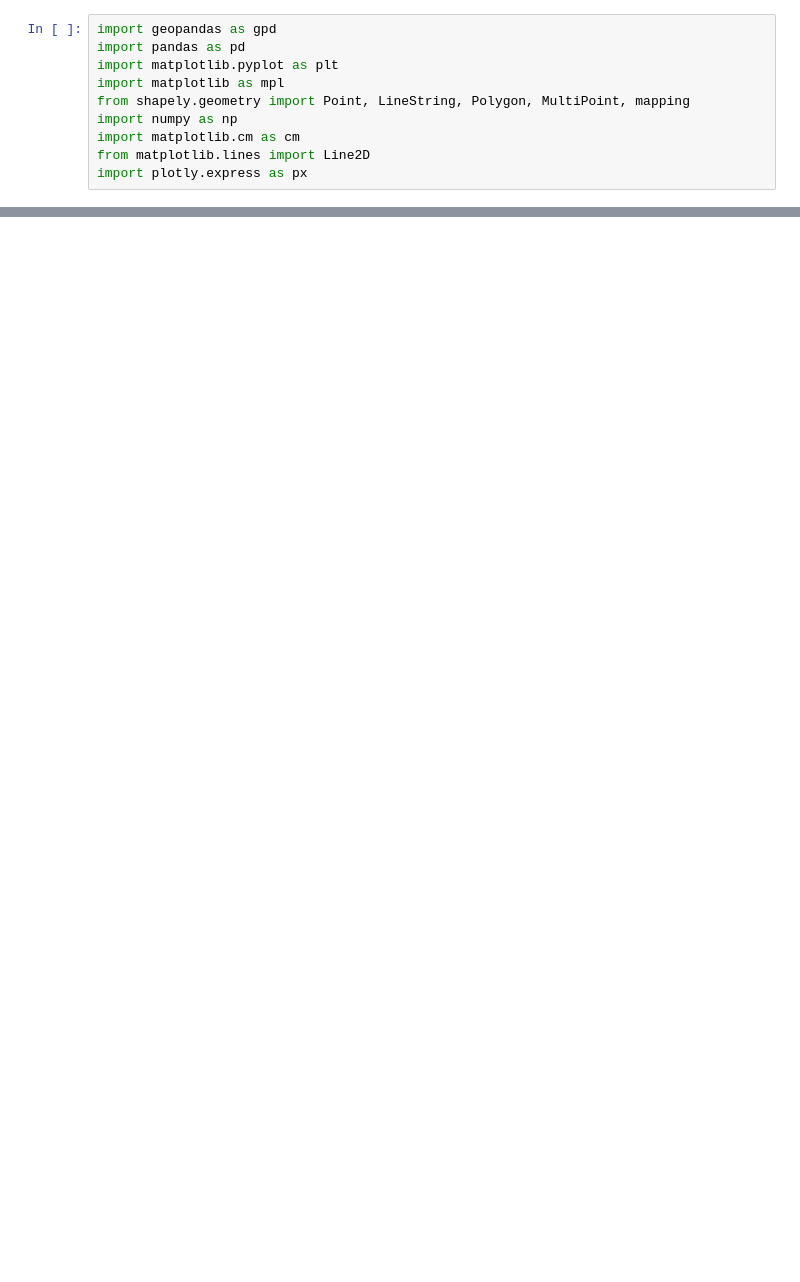
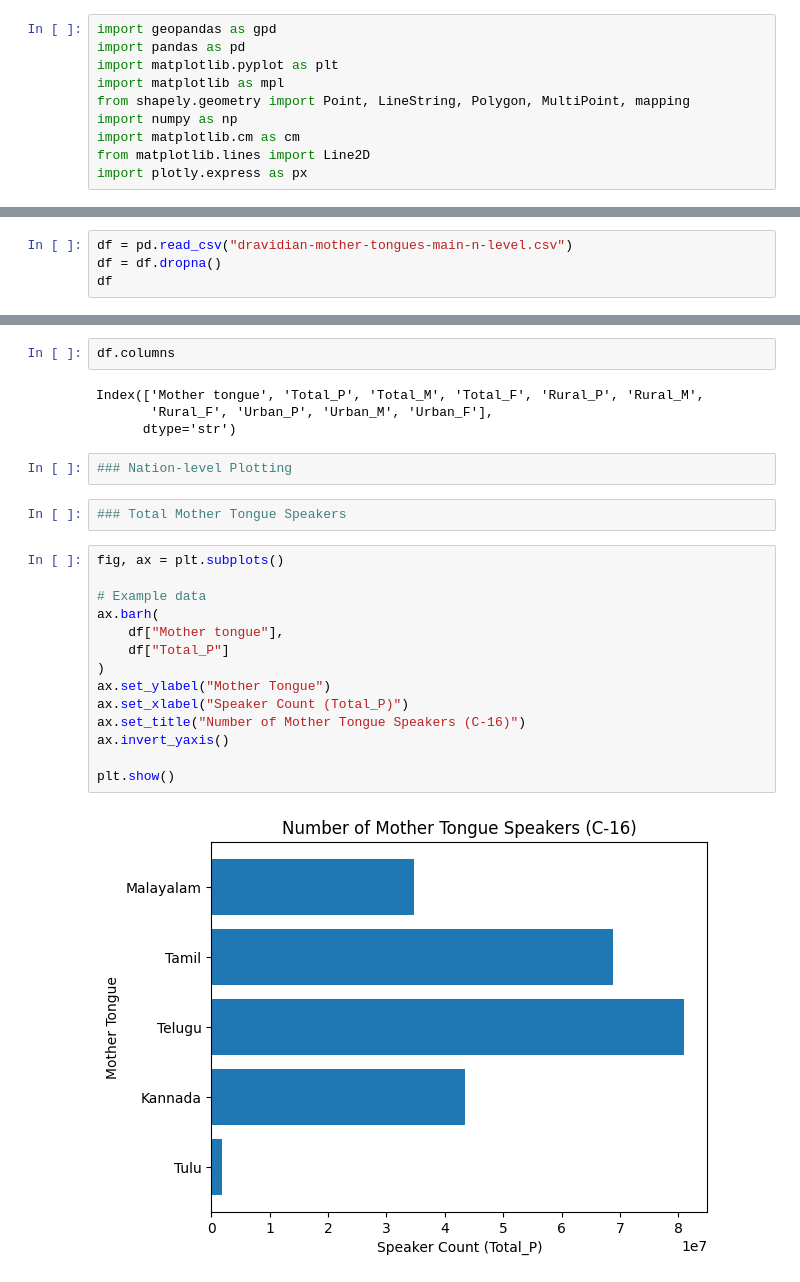
Before and after one commit to squishridyvi/Geographical-Distribution-Mapping-of-Dravidian-Languages-, a Jupyter notebook: Geographical Distribution of Dravidian Languages-Census-C-16.ipynb, the cells around one changed output, grey strips where cells are left out. Cells and saved outputs as stored; diff of their text form; blank space fills up the shorter version.

Commit message:
Add files via upload
created new state/UT level dataset and choropleth multiples map from Census 2011 C-16 data

```diff
--- a/Geographical Distribution of Dravidian Languages-Census-C-16.ipynb
+++ b/Geographical Distribution of Dravidian Languages-Census-C-16.ipynb
@@ -214,0 +22,4 @@ plt.show()
+# %%
+df = pd.read_csv("dravidian-mother-tongues-main-n-level.csv")
+df = df.dropna()
+df
@@ -214,0 +33,26 @@ plt.show()
+# %%
+df.columns
+# %% [output]
+Index(['Mother tongue', 'Total_P', 'Total_M', 'Total_F', 'Rural_P', 'Rural_M',
+       'Rural_F', 'Urban_P', 'Urban_M', 'Urban_F'],
+      dtype='str')
+# %%
+### Nation-level Plotting
+# %%
+### Total Mother Tongue Speakers
+# %%
+fig, ax = plt.subplots()
+
+# Example data
+ax.barh(
+    df["Mother tongue"],
+    df["Total_P"]
+)
+ax.set_ylabel("Mother Tongue")
+ax.set_xlabel("Speaker Count (Total_P)")
+ax.set_title("Number of Mother Tongue Speakers (C-16)")
+ax.invert_yaxis()
+
+plt.show()
+# %% [output]
+[figure, added]
```
Also changed, not shown: parts of 53 cells of this notebook.
